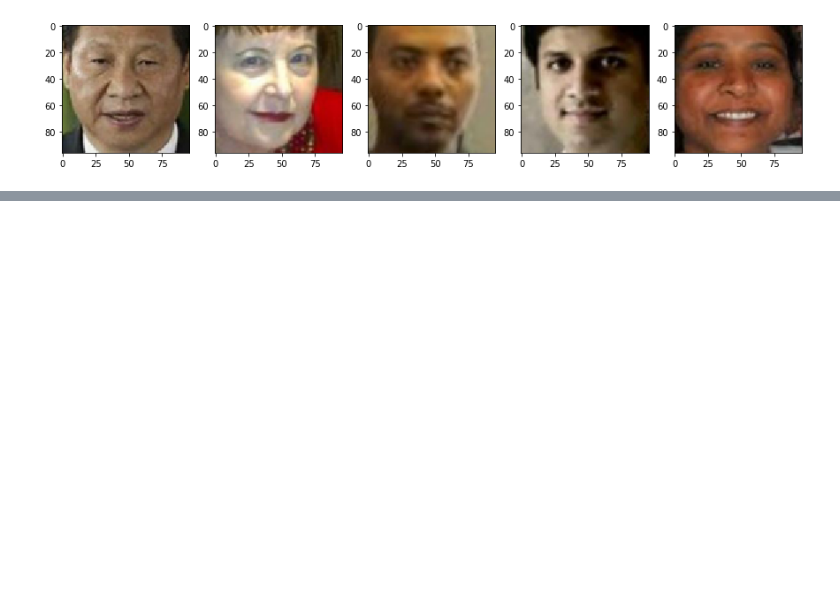
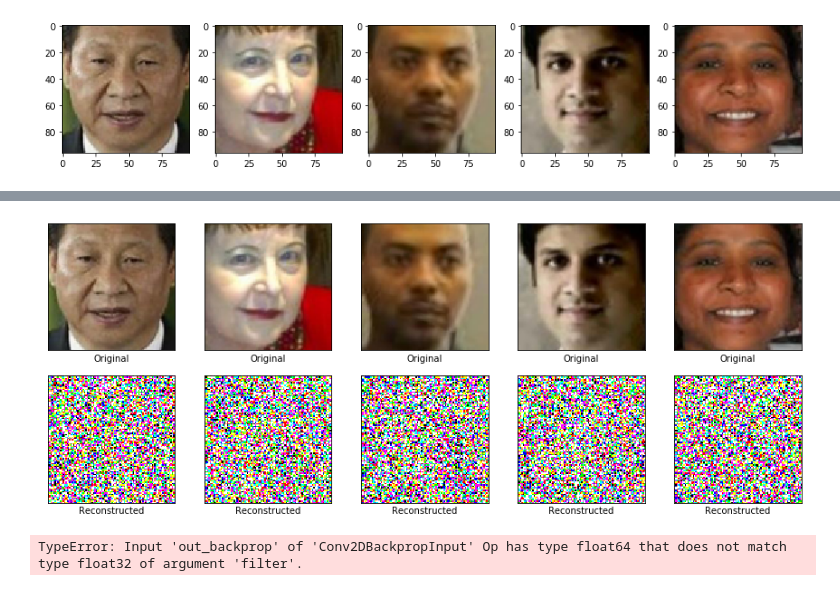
Before and after one commit to caisplusplus/Adv_Curriculum19, a Jupyter notebook: Adv_Microproject3/VAE_Solution.ipynb, the cells around one changed output, grey strips where cells are left out. Cells and saved outputs as stored; diff of their text form; code cells hidden in the pictures; blank space fills up the shorter version.

```diff
--- a/Adv_Microproject3/VAE_Solution.ipynb
+++ b/Adv_Microproject3/VAE_Solution.ipynb
@@ -110,2 +230,0 @@ _________________________________________________________________
-# %%
-autoencoder.fit(images, images, batch_size=128, epochs=25)
@@ -119,0 +231,10 @@ Epoch 4/25
+# %%
+variational_encoder = create_variational_encoder(input_shape, ENCODING_DIM)
+variational_decoder = create_variational_decoder(input_shape, ENCODING_DIM)
+
+variational_inputs = Input(shape=input_shape)
+variational_encoded = variational_encoder(variational_inputs)
+variational_decoded = variational_decoder(variational_encoded)
+
+variational_autoencoder = Model(variational_inputs, variational_decoded)
+variational_autoencoder.summary()
@@ -119,0 +259,8 @@ Epoch 4/25
+# %%
+negative_log_likelihood = lambda x, rv_x: -rv_x.log_prob(x)
+
+variational_autoencoder.compile(optimizer="adam", loss=negative_log_likelihood)
+# %%
+!mkdir -p models/vae
+checkpointer = ModelCheckpoint("models/vae/epoch{epoch}_loss{val_loss:.0f}.h5", save_best_only=True, verbose=1)
+variational_autoencoder.fit(images, images, batch_size=128, epochs=50, validation_split=0.2, callbacks=[checkpointer])
@@ -120,20 +286,32 @@ Epoch 4/25
 # %%
 visual = images[:5]
-preds = autoencoder.predict(visual)
 
-plt.figure(figsize=(10,10))
+with graph.as_default():
+    preds = variational_autoencoder(visual).sample().eval(session=sess)
+
+plt.figure(figsize=(15,15))
 for i in range(5):
     plt.subplot(5,5,i+1)
     plt.xticks([])
     plt.yticks([])
     plt.grid(False)
     plt.imshow(visual[i])
     plt.xlabel("Original")
 for i in range(5):
     plt.subplot(5,5,i+6)
     plt.xticks([])
     plt.yticks([])
     plt.grid(False)
     plt.imshow(preds[i])
     plt.xlabel("Reconstructed")
 plt.show()
+# %% [output]
+[figure, added]
+# %%
+with graph.as_default():
+    k = variational_encoder(images[:1]).sample().eval(session=sess)
+    sample = k.std() * np.random.randn(1, 36) + k.mean()
+    test = variational_decoder(sample).sample().eval(session=sess).squeeze()
+    plt.imshow(test)
+# %% [output]
+TypeError: Input 'out_backprop' of 'Conv2DBackpropInput' Op has type float64 that does not match type float32 of argument 'filter'.
```
Also changed, not shown: parts of 17 cells of this notebook.
